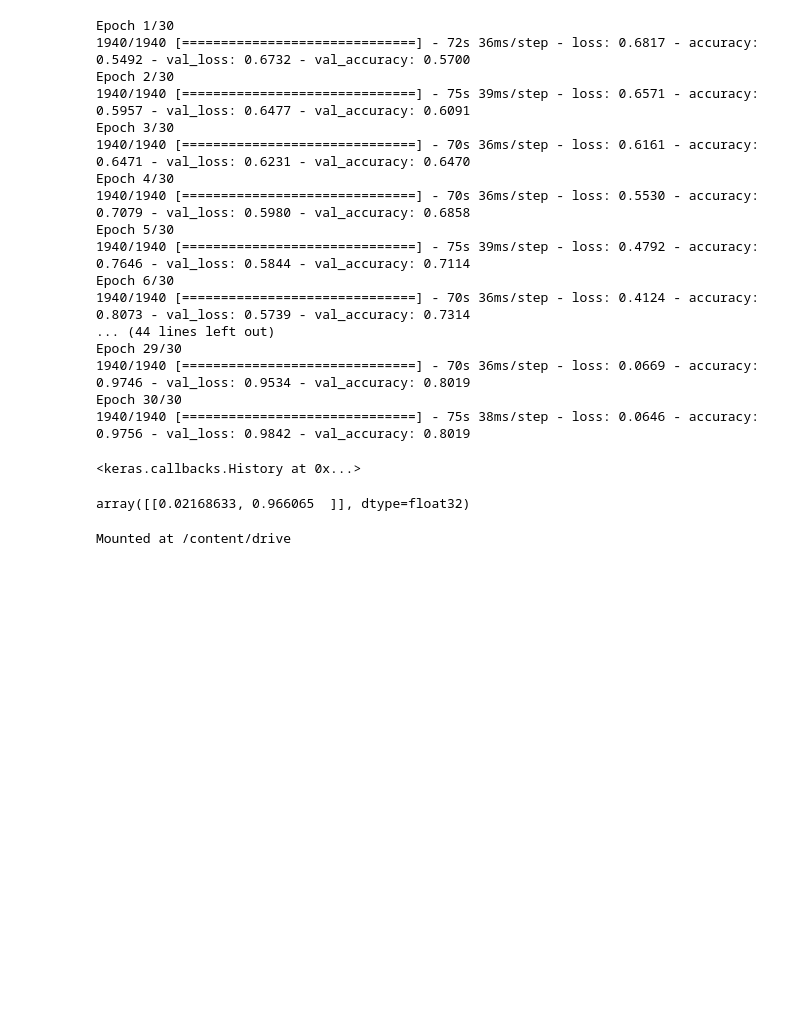
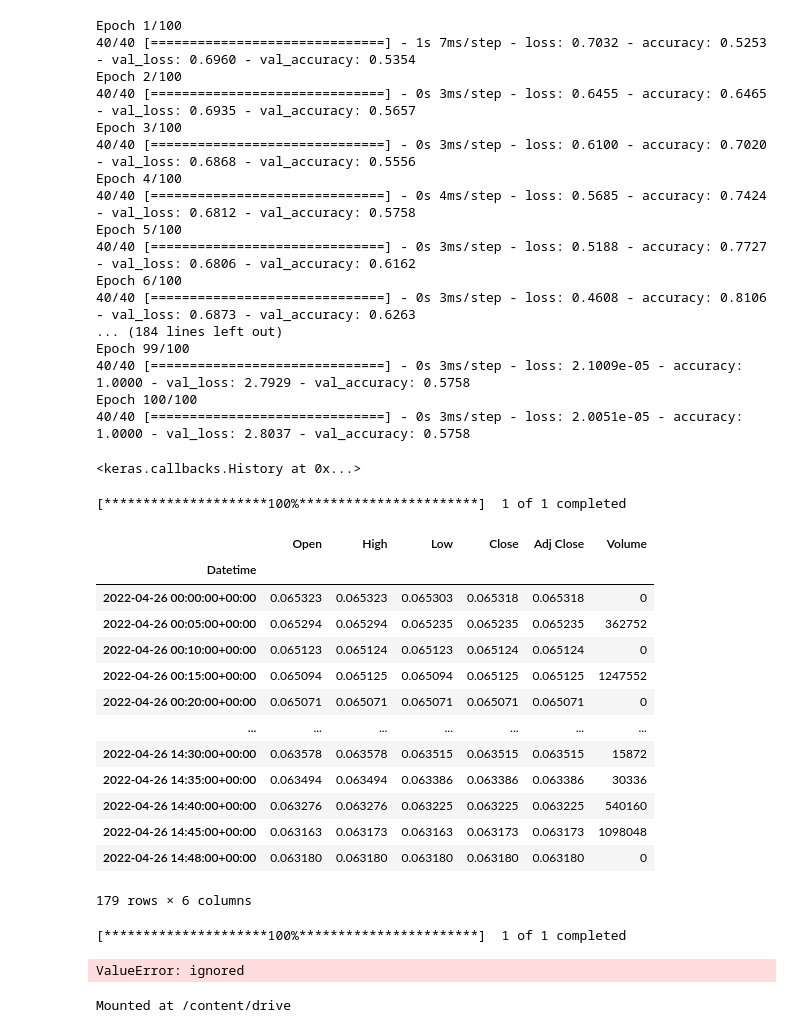
Before and after one commit to aliprg0/Google_Colab, a Jupyter notebook: CMm_v1.ipynb, the cells around one changed output. Saved outputs shown, nothing was run; the diff lists cells and outputs as text; code cells hidden in the pictures; blank space fills up the shorter version.

Commit message:
testing predicting method

```diff
--- a/CMm_v1.ipynb
+++ b/CMm_v1.ipynb
@@ -296,40 +299,23 @@ Trainable params: 7,076,002
 Non-trainable params: 0
 _________________________________________________________________
 # %%
-model.fit(xTrain,yTrain,epochs=30,batch_size=1000,validation_data=(xTest,yTest),shuffle=False)
+model.fit(xTrain,yTrain,epochs=100,batch_size=10,validation_data=(xTest,yTest),shuffle=False)
 # %% [output]
-Epoch 1/30
-1940/1940 [==============================] - 72s 36ms/step - loss: 0.6817 - accuracy: 0.5492 - val_loss: 0.6732 - val_accuracy: 0.5700
-Epoch 2/30
-1940/1940 [==============================] - 75s 39ms/step - loss: 0.6571 - accuracy: 0.5957 - val_loss: 0.6477 - val_accuracy: 0.6091
-Epoch 3/30
-1940/1940 [==============================] - 70s 36ms/step - loss: 0.6161 - accuracy: 0.6471 - val_loss: 0.6231 - val_accuracy: 0.6470
-Epoch 4/30
-1940/1940 [==============================] - 70s 36ms/step - loss: 0.5530 - accuracy: 0.7079 - val_loss: 0.5980 - val_accuracy: 0.6858
-Epoch 5/30
-1940/1940 [==============================] - 75s 39ms/step - loss: 0.4792 - accuracy: 0.7646 - val_loss: 0.5844 - val_accuracy: 0.7114
-Epoch 6/30
-1940/1940 [==============================] - 70s 36ms/step - loss: 0.4124 - accuracy: 0.8073 - val_loss: 0.5739 - val_accuracy: 0.7314
-... (44 lines left out)
-Epoch 29/30
-1940/1940 [==============================] - 70s 36ms/step - loss: 0.0669 - accuracy: 0.9746 - val_loss: 0.9534 - val_accuracy: 0.8019
-Epoch 30/30
-1940/1940 [==============================] - 75s 38ms/step - loss: 0.0646 - accuracy: 0.9756 - val_loss: 0.9842 - val_accuracy: 0.8019
+Epoch 1/100
+40/40 [==============================] - 1s 7ms/step - loss: 0.7032 - accuracy: 0.5253 - val_loss: 0.6960 - val_accuracy: 0.5354
+Epoch 2/100
+40/40 [==============================] - 0s 3ms/step - loss: 0.6455 - accuracy: 0.6465 - val_loss: 0.6935 - val_accuracy: 0.5657
+Epoch 3/100
+40/40 [==============================] - 0s 3ms/step - loss: 0.6100 - accuracy: 0.7020 - val_loss: 0.6868 - val_accuracy: 0.5556
+Epoch 4/100
+40/40 [==============================] - 0s 4ms/step - loss: 0.5685 - accuracy: 0.7424 - val_loss: 0.6812 - val_accuracy: 0.5758
+Epoch 5/100
+40/40 [==============================] - 0s 3ms/step - loss: 0.5188 - accuracy: 0.7727 - val_loss: 0.6806 - val_accuracy: 0.6162
+Epoch 6/100
+40/40 [==============================] - 0s 3ms/step - loss: 0.4608 - accuracy: 0.8106 - val_loss: 0.6873 - val_accuracy: 0.6263
+... (184 lines left out)
+Epoch 99/100
+40/40 [==============================] - 0s 3ms/step - loss: 2.1009e-05 - accuracy: 1.0000 - val_loss: 2.7929 - val_accuracy: 0.5758
+Epoch 100/100
+40/40 [==============================] - 0s 3ms/step - loss: 2.0051e-05 - accuracy: 1.0000 - val_loss: 2.8037 - val_accuracy: 0.5758
 <keras.callbacks.History at 0x...>
-# %%
-model.predict([[ 0.0852705 , -0.07649586, -0.21869615,  0.01526907, -1.        ,
-        0.01591626, -0.08460826, -0.02246337,  1.        , -0.18438024,
-       -0.12173867,  0.16809759,  0.12604778, -0.10042974,  0.07407236,
-       -1.        ,  0.06135576,  0.13767386,  0.03536805,  0.11259184,
-        0.16970565,  1.        ,  0.15213167,  0.07138407,  0.00860105,
-        0.00506765,  0.07134688, -1.        ,  0.12916454,  1.        ,
-        0.40506765, -0.04345158,  0.04216839,  0.03269911,  0.11635447,
-       -0.02678805, -0.09251375,  0.10104467, -1.        ,  0.16988145,
-       -0.07676185,  0.06965549,  0.12025151,  1.        ,  0.03269911,
-        0.11635447, -0.02678805, -0.09251375,  0.10104467, -1.        ,
-        0.16988145, -0.07676185,  0.06965549,  0.12025151,  1.        ,
-        0.        ,  0.        ,  0.        , -0.48554291,  0.48554291,
-       -1.        ,  1.        ,  0.        , -0.35358351, -0.08658874,
-        0.44017225]])
-# %% [output]
-array([[0.02168633, 0.966065  ]], dtype=float32)
@@ -337,0 +322,19 @@ model.save("cmmv1.h5")
+# %%
+data = yf.download("trx-usd",period="1d",interval="5m")
+data
+# %% [output]
+[*********************100%***********************]  1 of 1 completed
+|  | Open | High | Low | Close | Adj Close | Volume |
+| Datetime |  |  |  |  |  |  |
+| 2022-04-26 00:00:00+00:00 | 0.065323 | 0.065323 | 0.065303 | 0.065318 | 0.065318 | 0 |
+| 2022-04-26 00:05:00+00:00 | 0.065294 | 0.065294 | 0.065235 | 0.065235 | 0.065235 | 362752 |
+| 2022-04-26 00:10:00+00:00 | 0.065123 | 0.065124 | 0.065123 | 0.065124 | 0.065124 | 0 |
+| 2022-04-26 00:15:00+00:00 | 0.065094 | 0.065125 | 0.065094 | 0.065125 | 0.065125 | 1247552 |
+| 2022-04-26 00:20:00+00:00 | 0.065071 | 0.065071 | 0.065071 | 0.065071 | 0.065071 | 0 |
+| ... | ... | ... | ... | ... | ... | ... |
+| 2022-04-26 14:30:00+00:00 | 0.063578 | 0.063578 | 0.063515 | 0.063515 | 0.063515 | 15872 |
+| 2022-04-26 14:35:00+00:00 | 0.063494 | 0.063494 | 0.063386 | 0.063386 | 0.063386 | 30336 |
+| 2022-04-26 14:40:00+00:00 | 0.063276 | 0.063276 | 0.063225 | 0.063225 | 0.063225 | 540160 |
+| 2022-04-26 14:45:00+00:00 | 0.063163 | 0.063173 | 0.063163 | 0.063173 | 0.063173 | 1098048 |
+| 2022-04-26 14:48:00+00:00 | 0.063180 | 0.063180 | 0.063180 | 0.063180 | 0.063180 | 0 |
+179 rows × 6 columns
@@ -338,3 +445,8 @@ model.save("cmmv1.h5")
+# %%
+make_prediction("btc-usd","5m")
+# %% [output]
+[*********************100%***********************]  1 of 1 completed
+ValueError: ignored
 # %%
 from google.colab import drive
 drive.mount('/content/drive')
```
Also changed, not shown: parts of 7 cells of this notebook.
